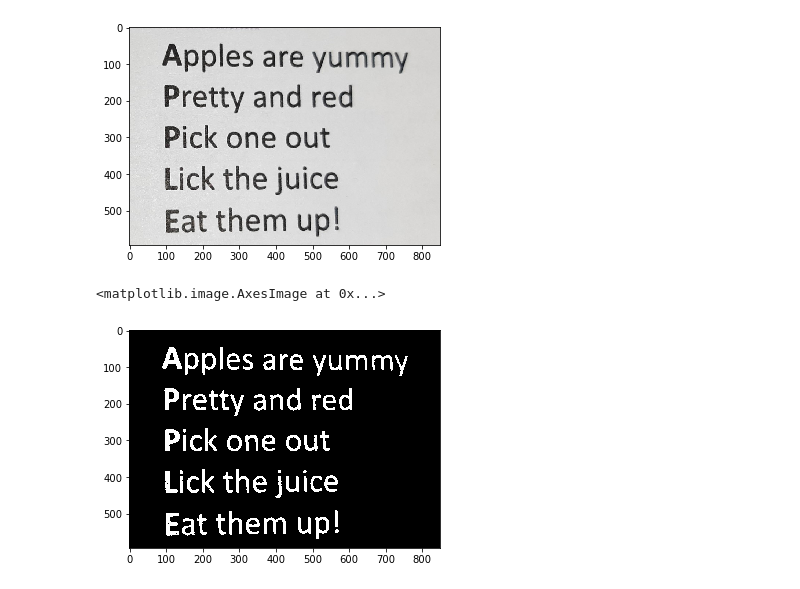
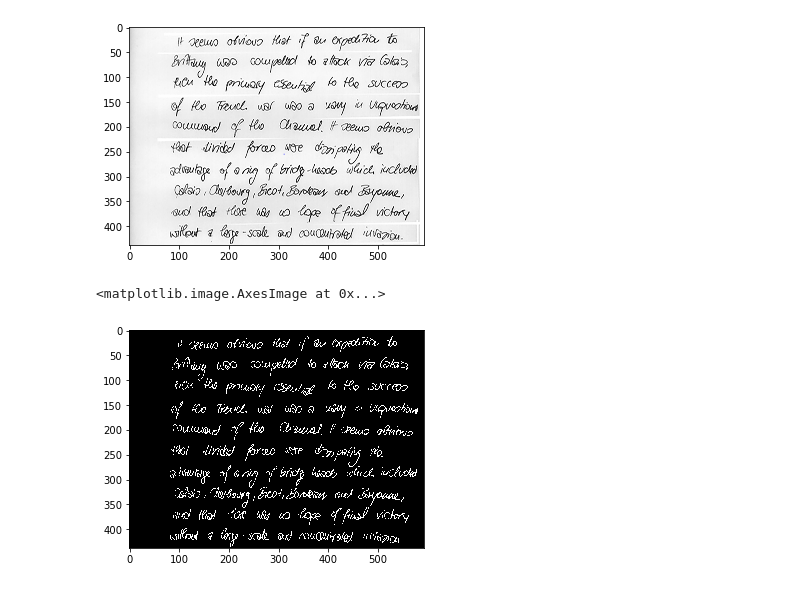
Before and after one commit to Sanatan-Shrivastava/Detect-Dysgraphia, a Jupyter notebook: 2indv_lines.ipynb, the cells around one changed output. Drawn from its saved outputs; the diff is of its cells as text; code cells hidden in the pictures.

```diff
--- a/2indv_lines.ipynb
+++ b/2indv_lines.ipynb
@@ -24,11 +24,11 @@ def threshold(image, t):
 #     ret, image = cv2.threshold(image, t, 255, cv2.THRESH_BINARY)
     return image
 # %%
-image = cv2.imread('images/apple.jpg')
+image = cv2.imread('images/new.PNG')
 # cv2.imshow('image',image)
 myImPrt(image)
 # %% [output]
-[figure, old version]
+[figure, new version]
 # %%
 TOP_MARGIN = 0.0
 LETTER_SIZE = 0.00001
@@ -65,7 +65,7 @@ for sum in hpList:
 plt.imshow(thresh,cmap='gray')
 # %% [output]
 <matplotlib.image.AxesImage at 0x...>
-[figure, old version]
+[figure, new version]
 # %%
 lineTop = 0
 lineBottom = 0
```
Also changed, not shown: parts of 4 cells of this notebook, 8 other files.
